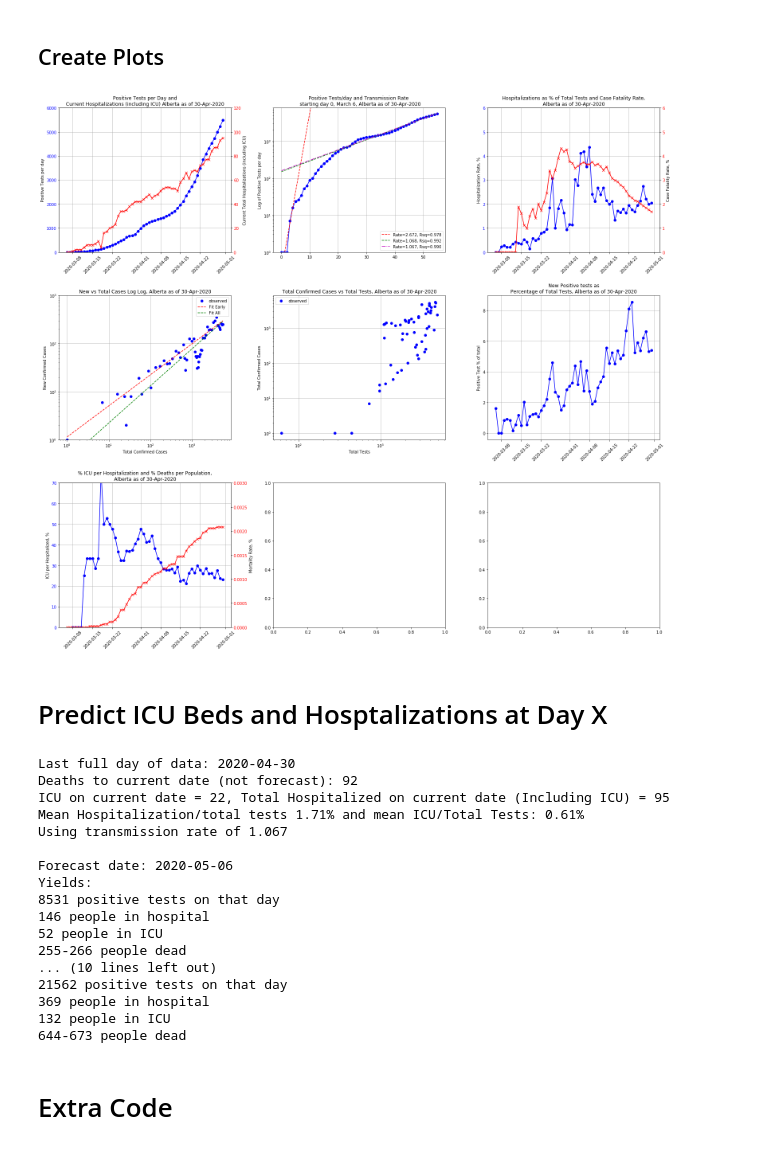
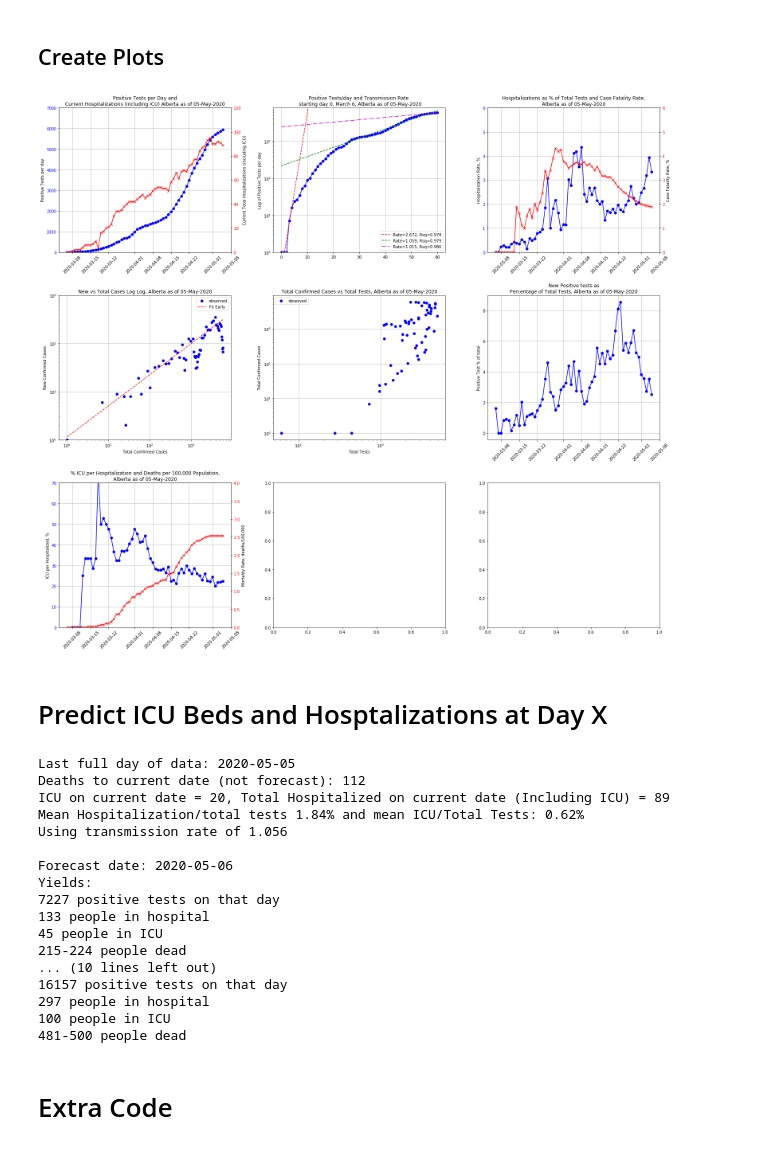
Before and after one commit to lchutny/covid19Alberta, a Jupyter notebook: covid19data.ipynb, the cells around one changed output. Saved outputs shown, nothing was run; the diff lists cells and outputs as text; code cells hidden in the pictures.

```diff
--- a/covid19data.ipynb
+++ b/covid19data.ipynb
@@ -81,7 +84,7 @@ df['percICUPerHospitalized'] = df.Current_Total_ICU/df.Current_Total_Hospitalize
 # CFR = Case Fatality Rate
 df['perc_CFR'] = df.Cumulative_Deaths/df.TotalPositive*100
 # %%
-df['perc_MortalityRate'] = df.Cumulative_Deaths/totalpop*100
+df['MortalityRate_100k'] = df.Cumulative_Deaths/(totalpop/100000)
 # %% [markdown]
 # Modeling logarithmic growth
 # %%
@@ -139,8 +142,8 @@ ropt2,rcov2 = curve_fit(transmission_rate,latex,latey)
 latersq = calc_rsq(transmission_rate,latex,latey,ropt2)
 # %%
 # Later
-latery = df.TotalPositive[df.date>'2020-04-02']
-laterx = df.index[df.date>'2020-04-02']
+latery = df.TotalPositive[df.date>'2020-04-30']
+laterx = df.index[df.date>'2020-04-30']
 ropt3,rcov3 = curve_fit(transmission_rate,laterx,latery)
 later_rsq = calc_rsq(transmission_rate,laterx,latery,ropt3)
 # %% [markdown]
@@ -185,7 +188,7 @@ def color_y_axis(ax, color):
 color_y_axis(ax1, 'b')
 color_y_axis(ax1a, 'r')
 ax1a.set_ylim([0,120])
-ax1.set_ylim([0,6000])
+ax1.set_ylim([0,7000])
 ax1.tick_params(axis='x',rotation=45)
 
 ax2.plot(df.index,df.TotalPositive,'-ob')
@@ -219,40 +222,40 @@ ax4.set_yscale("log")
 ax4.set_xscale("log")
 ax4.set_ylim([1,1000])
 ax4.plot(df.TotalPositive,llfunc(df.TotalPositive,*p2opt),'r--',label='Fit Early')
-ax4.plot(df.TotalPositive,llfunc(df.TotalPositive,*popt),'g--', label='Fit All')
+#ax4.plot(df.TotalPositive,llfunc(df.TotalPositive,*popt),'g--', label='Fit All')
 ax4.legend()
 
 ax5.plot(df.TotalTests,df.TotalPositive,'ob',label='observed')
 ax5.set_title(f"Total Confirmed Cases vs Total Tests, Alberta as of {datadate}")
 ax5.set_ylabel("Total Confirmed Cases")
 ax5.set_xlabel("Total Tests")
 ax5.grid(True)
 ax5.set_yscale("log")
 ax5.set_xscale("log")
 #ax5.plot(df.TotalPositive,llfunc(df.TotalPositive,*p2opt),'r-',label='Fit Early')
 ax5.legend()
 
 ax6.plot(df.date,(df.NewPositive/df.TotalTests*100),'-ob')
 ax6.set_title(f"New Positive tests as\nPercentage of Total Tests, Alberta as of {datadate}")
 ax6.set_ylabel("Positive Test % of total")
 ax6.grid(True)
 ax6.tick_params(axis='x',rotation=45)
 
-ax7, ax7a = two_scales(ax7,df.date,df.percICUPerHospitalized,df.perc_MortalityRate,
+ax7, ax7a = two_scales(ax7,df.date,df.percICUPerHospitalized,df.MortalityRate_100k,
                        'blue','o','-','red','x','-',
-                       'ICU per Hospitalized, %','Mortality Rate, %')
-ax7.set_title(f"% ICU per Hospitalization and % Deaths per Population,\nAlberta as of {datadate}")
+                       'ICU per Hospitalized, %','Mortality Rate, deaths/100,000')
+ax7.set_title(f"% ICU per Hospitalization and Deaths per 100,000 Population,\nAlberta as of {datadate}")
 ax7.grid(True)
 color_y_axis(ax7, 'b')
 color_y_axis(ax7a, 'r')
-ax7a.set_ylim([0,.003])
+ax7a.set_ylim([0,4])
 ax7.set_ylim([0,70])
 ax7.tick_params(axis='x',rotation=45)
 
 plt.subplots_adjust(wspace=0.25,hspace=0.3)
 plt.show()
 # %% [output]
-[figure, old version]
+[figure, new version]
 # %% [markdown]
 # Predict ICU Beds and Hosptalizations at Day X
 # %%
@@ -291,23 +294,23 @@ print(f"Using transmission rate of {(10**ropt3[0]):.3f}\n")
 for d in dates:
     forecast(d)
 # %% [output]
-Last full day of data: 2020-04-30
-Deaths to current date (not forecast): 92
-ICU on current date = 22, Total Hospitalized on current date (Including ICU) = 95
-Mean Hospitalization/total tests 1.71% and mean ICU/Total Tests: 0.61%
-Using transmission rate of 1.067
+Last full day of data: 2020-05-05
+Deaths to current date (not forecast): 112
+ICU on current date = 20, Total Hospitalized on current date (Including ICU) = 89
+Mean Hospitalization/total tests 1.84% and mean ICU/Total Tests: 0.62%
+Using transmission rate of 1.056
 
 Forecast date: 2020-05-06
 Yields:
-8531 positive tests on that day
-146 people in hospital
-52 people in ICU
-255-266 people dead
+7227 positive tests on that day
+133 people in hospital
+45 people in ICU
+215-224 people dead
 ... (10 lines left out)
-21562 positive tests on that day
-369 people in hospital
-132 people in ICU
-644-673 people dead
+16157 positive tests on that day
+297 people in hospital
+100 people in ICU
+481-500 people dead
 # %% [markdown]
 # Extra Code
 # %%
```
Also changed, not shown: parts of 3 cells of this notebook.
